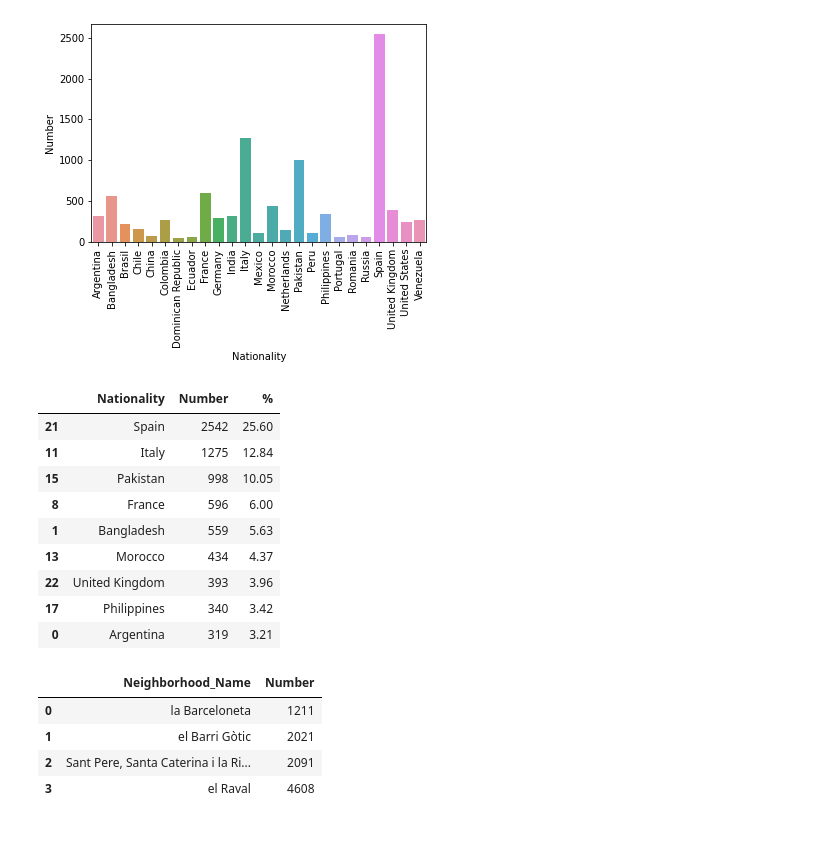
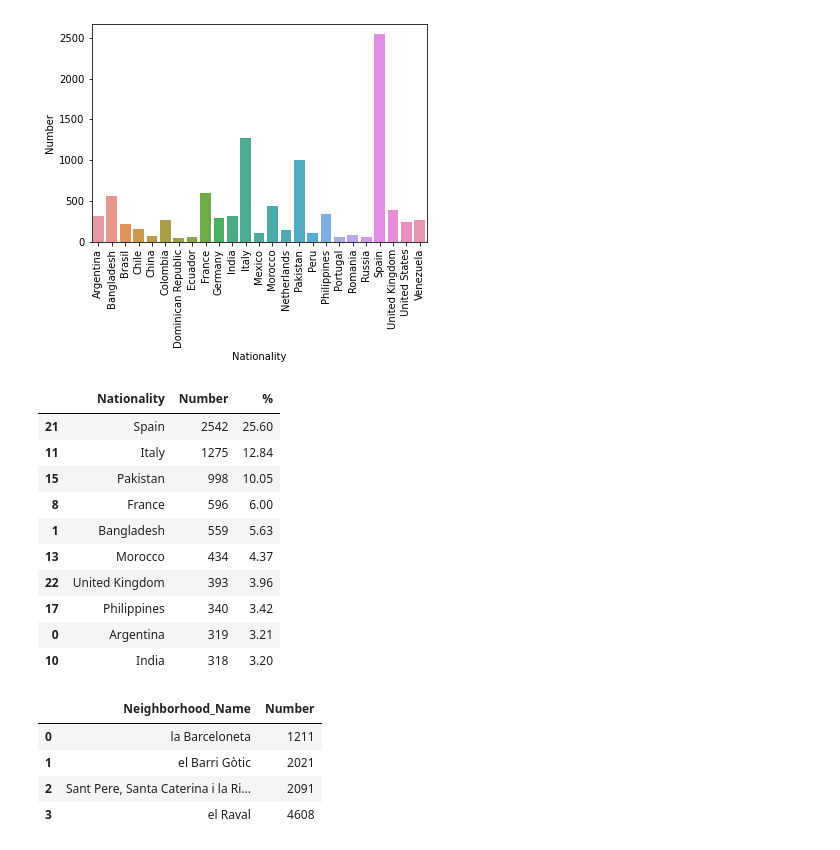
Before and after one commit to LuizFulL/Workleia, a Jupyter notebook: Obj9/main.ipynb, the cells around one changed output. Saved outputs shown, nothing was run; the diff lists cells and outputs as text; code cells hidden in the pictures.

```diff
--- a/Obj9/main.ipynb
+++ b/Obj9/main.ipynb
@@ -162,19 +174,20 @@ plt.xticks(rotation=90)
 # %%
 total = Nations['Number'].sum()
 Nations['%'] = (Nations['Number']*100)/total
 Nations['%'] = Nations['%'].round(2)
-Nations.sort_values(by=['%'], ascending=False).head(9)
+Nations.sort_values(by=['%'], ascending=False).head(10)
 # %% [output]
 |  | Nationality | Number | % |
 | 21 | Spain | 2542 | 25.60 |
 | 11 | Italy | 1275 | 12.84 |
 | 15 | Pakistan | 998 | 10.05 |
 | 8 | France | 596 | 6.00 |
 | 1 | Bangladesh | 559 | 5.63 |
 | 13 | Morocco | 434 | 4.37 |
 | 22 | United Kingdom | 393 | 3.96 |
 | 17 | Philippines | 340 | 3.42 |
 | 0 | Argentina | 319 | 3.21 |
+| 10 | India | 318 | 3.20 |
 # %%
 Neigh = NatE.groupby(by=['Neighborhood_Name']).sum().sort_values(by=['Number'], ascending=True).reset_index()
 Neigh
```
Also changed, not shown: parts of 1 cell of this notebook, 20 other files.
